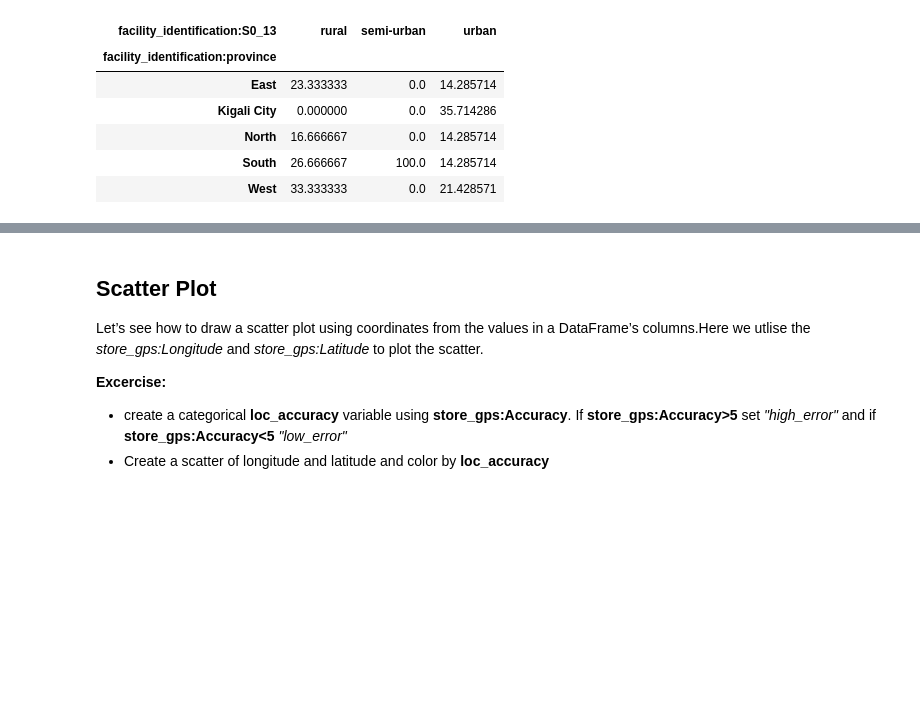
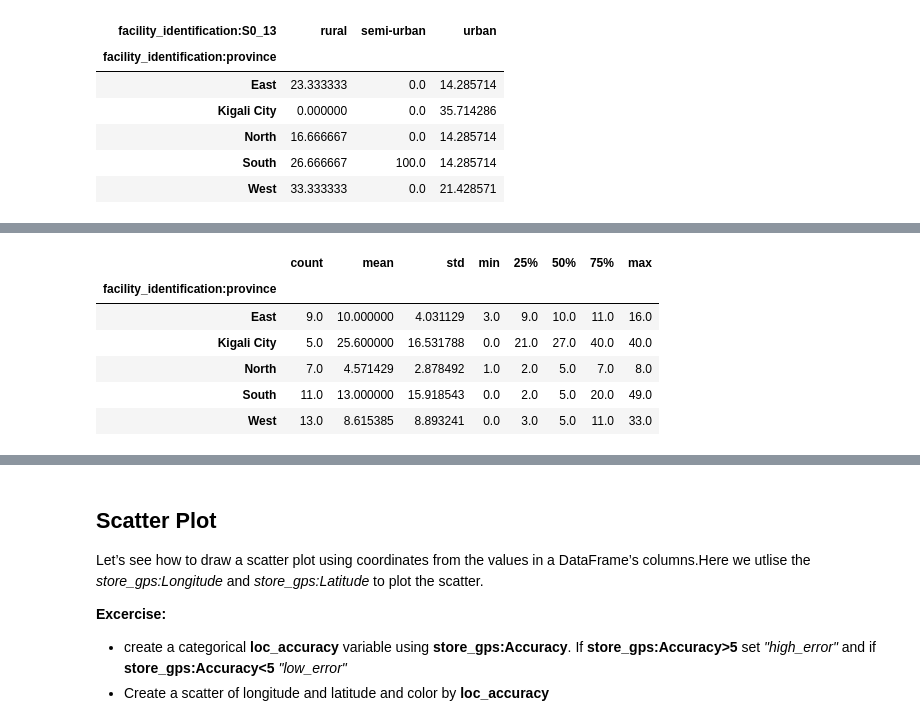
Before and after one commit to Keniajin/CESAR_python_training, a Jupyter notebook: Working With Pandas DataFrames.ipynb, the cells around one changed output, grey strips where cells are left out. Cells and saved outputs as stored; diff of their text form; code cells hidden in the pictures; blank space fills up the shorter version.

Commit message:
updated the working with pandas data frames

```diff
--- a/Working With Pandas DataFrames.ipynb
+++ b/Working With Pandas DataFrames.ipynb
@@ -357,0 +386,14 @@ prov_col_crosstab
+# %%
+# Group data by province
+grouped_prov_df = iss_df.groupby('facility_identification:province')
+# %%
+## summary of one variable by province
+grouped_prov_df['monitoring_evaluation3:S0_77'].describe()
+# %% [output]
+|  | count | mean | std | min | 25% | 50% | 75% | max |
+| facility_identification:province |  |  |  |  |  |  |  |  |
+| East | 9.0 | 10.000000 | 4.031129 | 3.0 | 9.0 | 10.0 | 11.0 | 16.0 |
+| Kigali City | 5.0 | 25.600000 | 16.531788 | 0.0 | 21.0 | 27.0 | 40.0 | 40.0 |
+| North | 7.0 | 4.571429 | 2.878492 | 1.0 | 2.0 | 5.0 | 7.0 | 8.0 |
+| South | 11.0 | 13.000000 | 15.918543 | 0.0 | 2.0 | 5.0 | 20.0 | 49.0 |
+| West | 13.0 | 8.615385 | 8.893241 | 0.0 | 3.0 | 5.0 | 11.0 | 33.0 |
```
Also changed, not shown: parts of 11 cells of this notebook, 1 other file.
